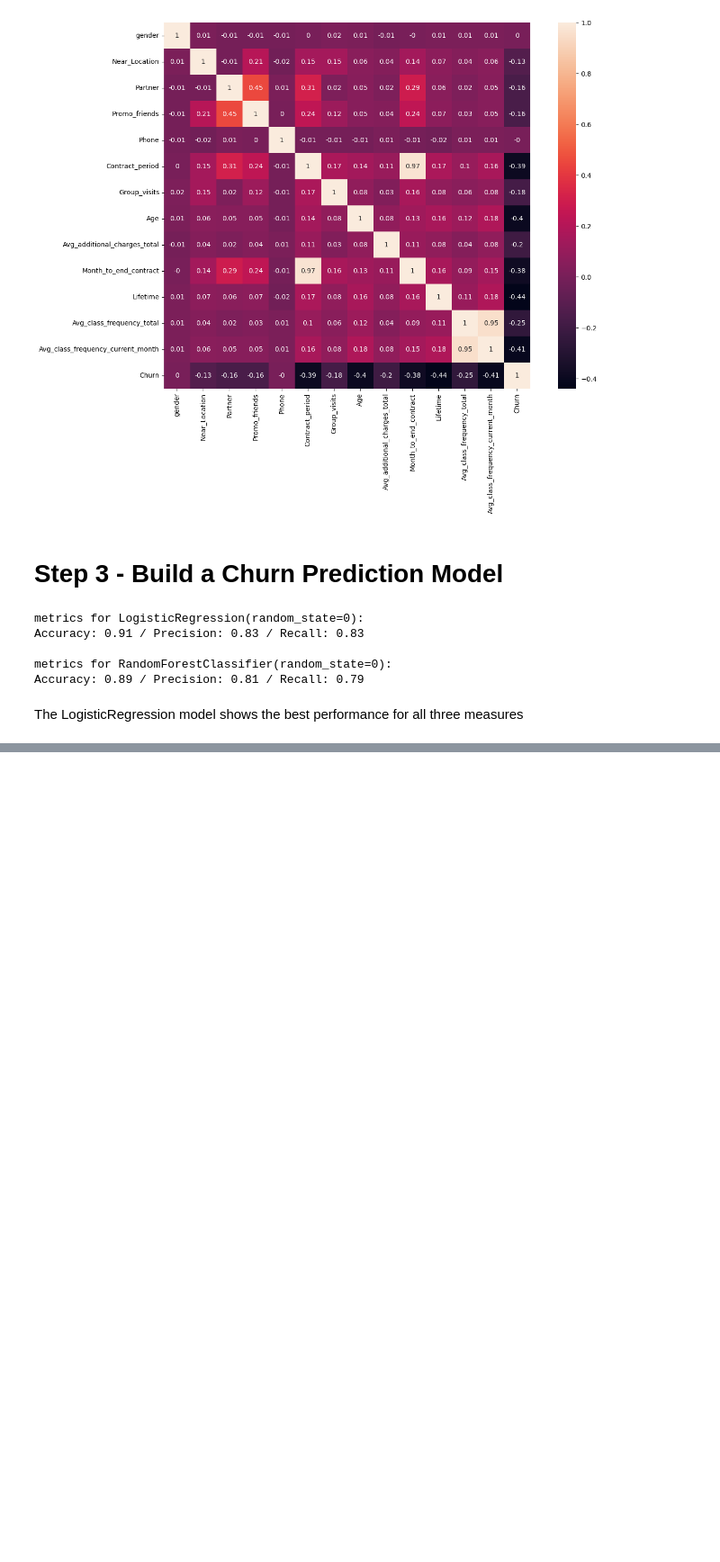
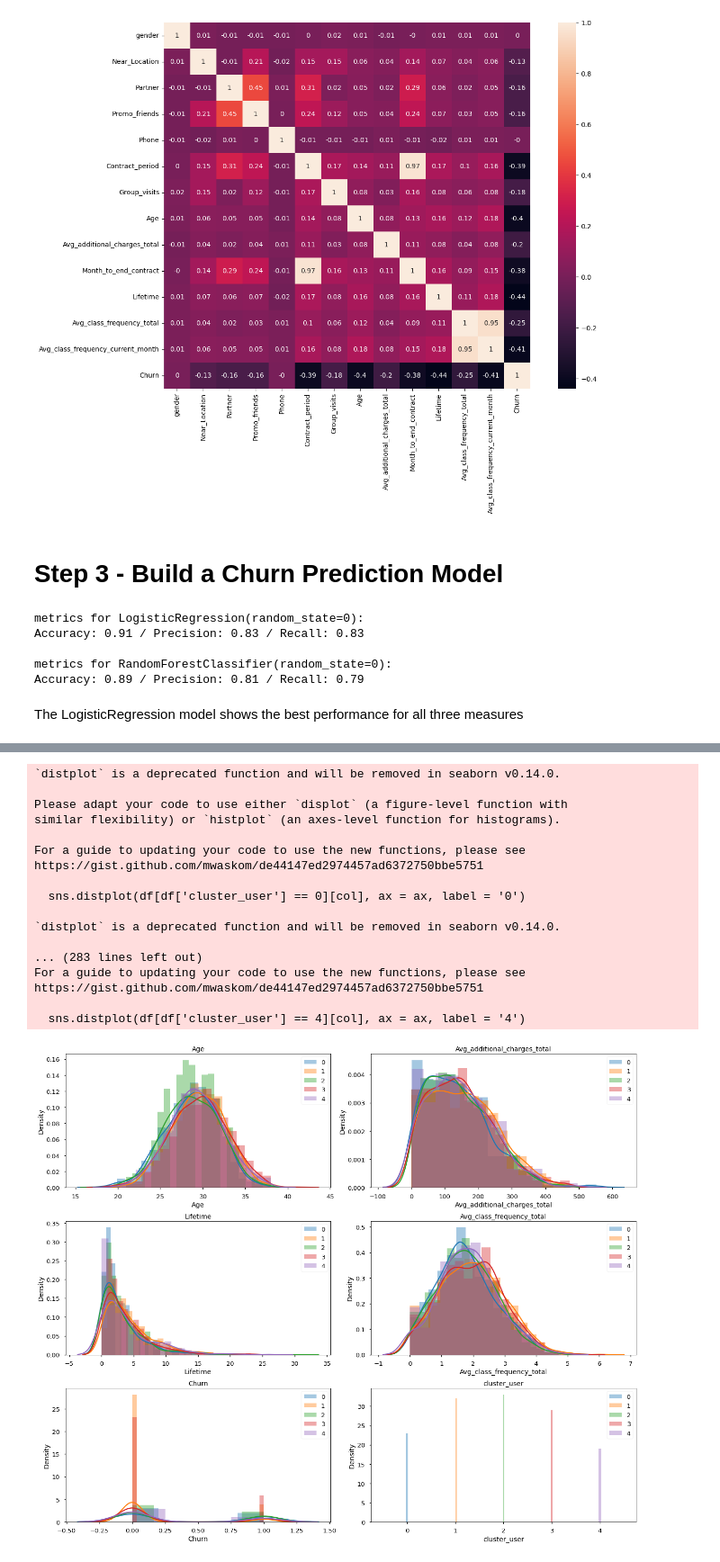
Before and after one commit to mgrigorii/ML-in-data-analysis, a Jupyter notebook: ml-in-data-analysis.ipynb, the cells around one changed output, grey strips where cells are left out. Shown: that part at 90% size. Drawn from its saved outputs; the diff is of its cells as text; code cells hidden in the pictures; blank space fills up the shorter version.

```diff
--- a/ml-in-data-analysis.ipynb
+++ b/ml-in-data-analysis.ipynb
@@ -278,0 +359,49 @@ The LogisticRegression model shows the best performance for all three measures
+# %%
+# select columns for drawing
+cols = df.drop(columns = [
+    'gender',
+    'Near_Location',
+    'Partner',
+    'Promo_friends',
+    'Phone',
+    'Contract_period',
+    'Group_visits'
+
+]).columns
+
+# set the size
+fig, axes = plt.subplots(3,2, figsize = (18, 15))
+axes = axes.ravel()
+
+for col, ax in zip(cols, axes):
+
+    sns.distplot(df[df['cluster_user'] == 0][col], ax = ax, label = '0')
+    sns.distplot(df[df['cluster_user'] == 1][col], ax = ax, label = '1')
+    sns.distplot(df[df['cluster_user'] == 2][col], ax = ax, label = '2')
+    sns.distplot(df[df['cluster_user'] == 3][col], ax = ax, label = '3')
+    sns.distplot(df[df['cluster_user'] == 4][col], ax = ax, label = '4')
+
+    ax.set_title(f'{col}', fontsize = 14)
+    ax.legend()
+
+fig.tight_layout()
+plt.show()
+# %% [output]
+`distplot` is a deprecated function and will be removed in seaborn v0.14.0.
+
+Please adapt your code to use either `displot` (a figure-level function with
+similar flexibility) or `histplot` (an axes-level function for histograms).
+
+For a guide to updating your code to use the new functions, please see
+https://gist.github.com/mwaskom/de44147ed2974457ad6372750bbe5751
+
+  sns.distplot(df[df['cluster_user'] == 0][col], ax = ax, label = '0')
+
+`distplot` is a deprecated function and will be removed in seaborn v0.14.0.
+
+... (283 lines left out)
+For a guide to updating your code to use the new functions, please see
+https://gist.github.com/mwaskom/de44147ed2974457ad6372750bbe5751
+
+  sns.distplot(df[df['cluster_user'] == 4][col], ax = ax, label = '4')
+[figure, added]
```
Also changed, not shown: parts of 13 cells of this notebook.
